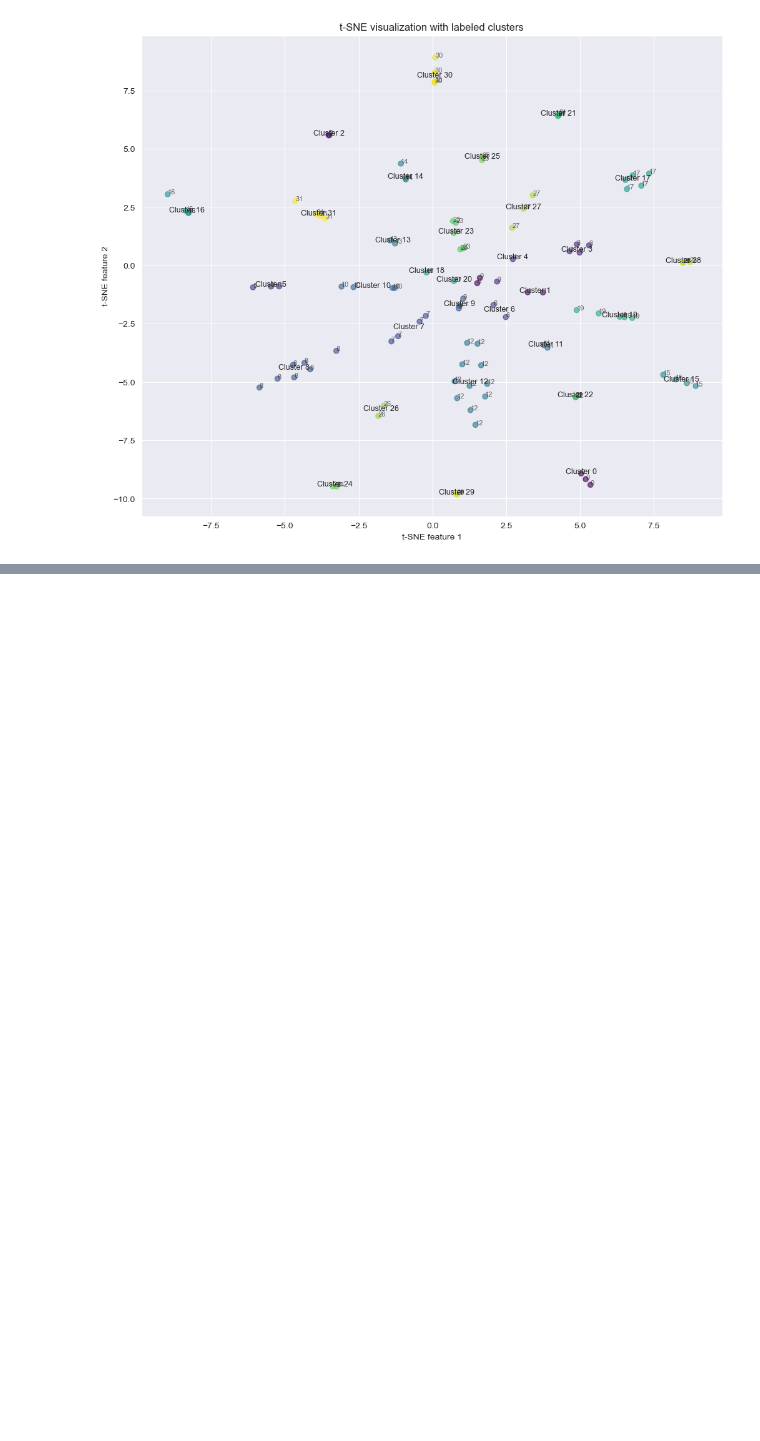
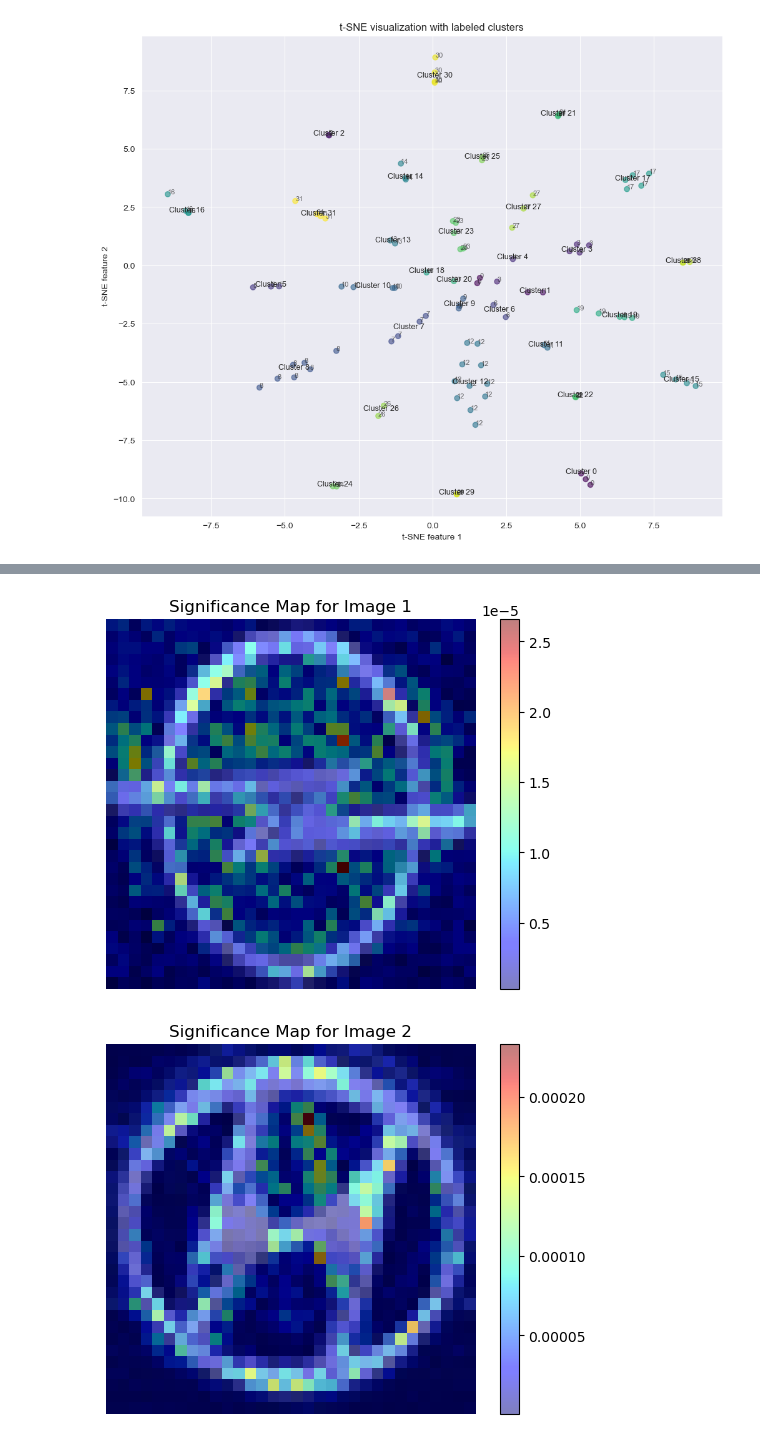
Before and after one commit to chengxinzhaox/ML-Learn-recourses, a Jupyter notebook: cw2/202018020317_CW2.ipynb, the cells around one changed output, grey strips where cells are left out. Saved outputs shown, nothing was run; the diff lists cells and outputs as text; code cells hidden in the pictures; blank space fills up the shorter version.

```diff
--- a/cw2/202018020317_CW2.ipynb
+++ b/cw2/202018020317_CW2.ipynb
@@ -1530,0 +1593,16 @@ visualize_clusters_with_labels(X_test, mapped_predictions, ann)
+# %%
+# 生成显著性图
+def plot_significance(shap_values, X_test_sample):
+    shap_image_vals = np.abs(shap_values[1]).sum(axis=-1)
+    for i in range(len(shap_image_vals)):
+        plt.imshow(X_test_sample[i], cmap='gray')
+        plt.imshow(shap_image_vals[i], cmap='jet', alpha=0.5)
+        plt.colorbar()
+        plt.title('Significance Map for Image {}'.format(i+1))
+        plt.axis('off')
+        plt.show()
+
+plot_significance(shap_values, X_test[:10])
+# %% [output]
+[figure, added]
+[figure, added]
```
Also changed, not shown: parts of 16 cells of this notebook, 1 other file.
